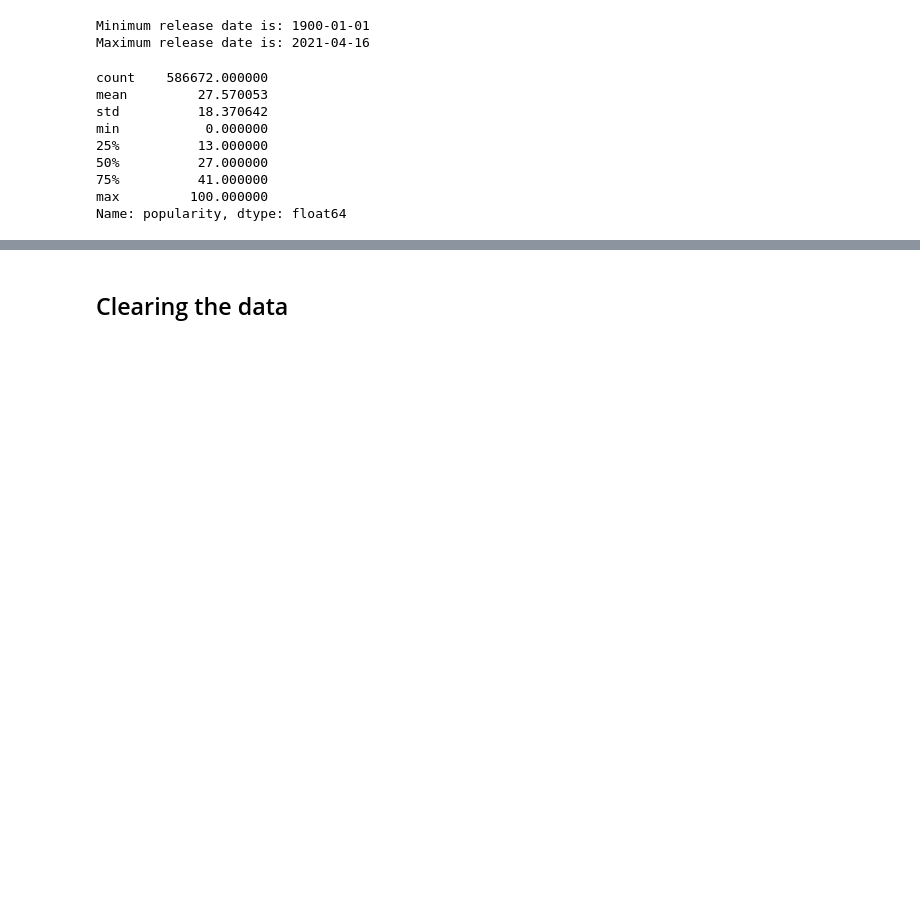
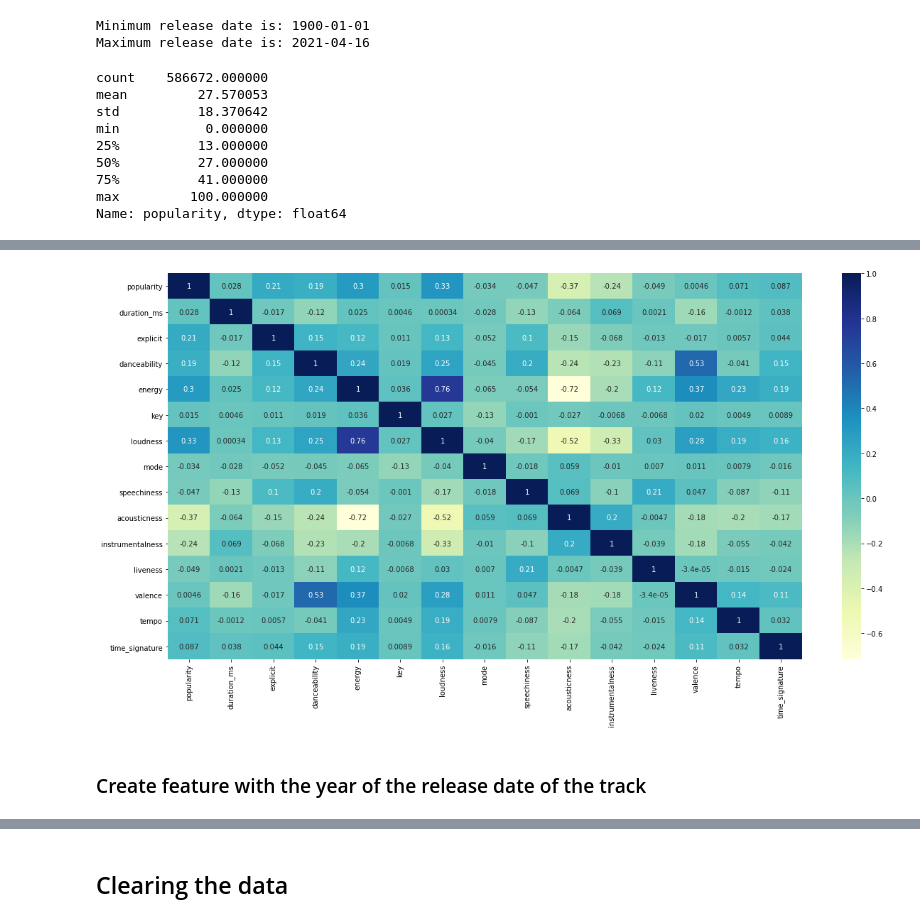
Before and after one commit to kggold4/final-project-machine-learning, a Jupyter notebook: spotify_classification.ipynb, the cells around one changed output, grey strips where cells are left out. Drawn from its saved outputs; the diff is of its cells as text; code cells hidden in the pictures; blank space fills up the shorter version.

```diff
--- a/spotify_classification.ipynb
+++ b/spotify_classification.ipynb
@@ -155,0 +244,8 @@ Name: name, dtype: object
+# %%
+plt.figure(figsize=(20, 10))
+sns.heatmap(tracks.corr(), annot=True, cmap="YlGnBu")
+plt.show()
+# %% [output]
+[figure, added]
+# %% [markdown]
+### Create feature with the year of the release date of the track
```
Also changed, not shown: parts of 42 cells of this notebook, 1 other file.
